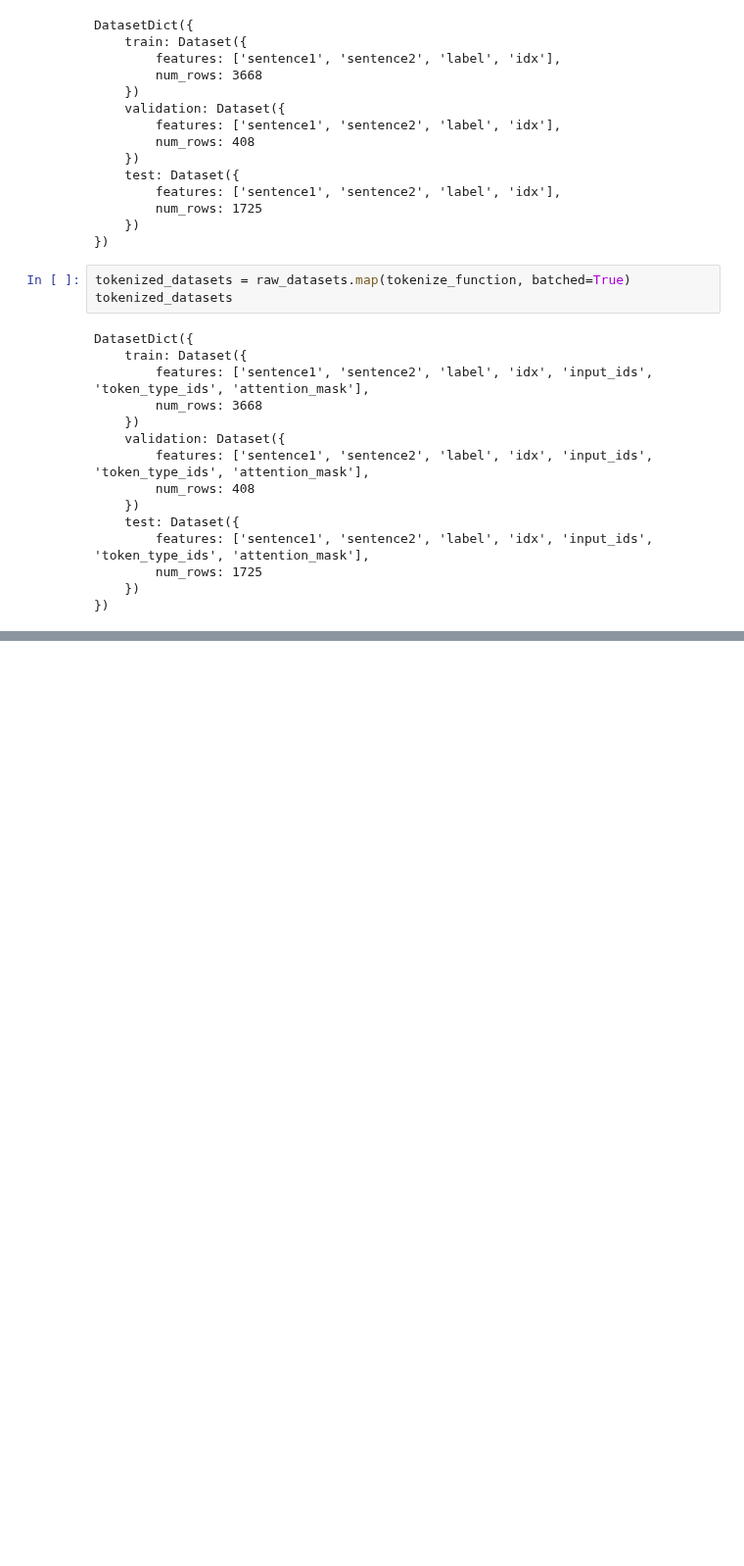
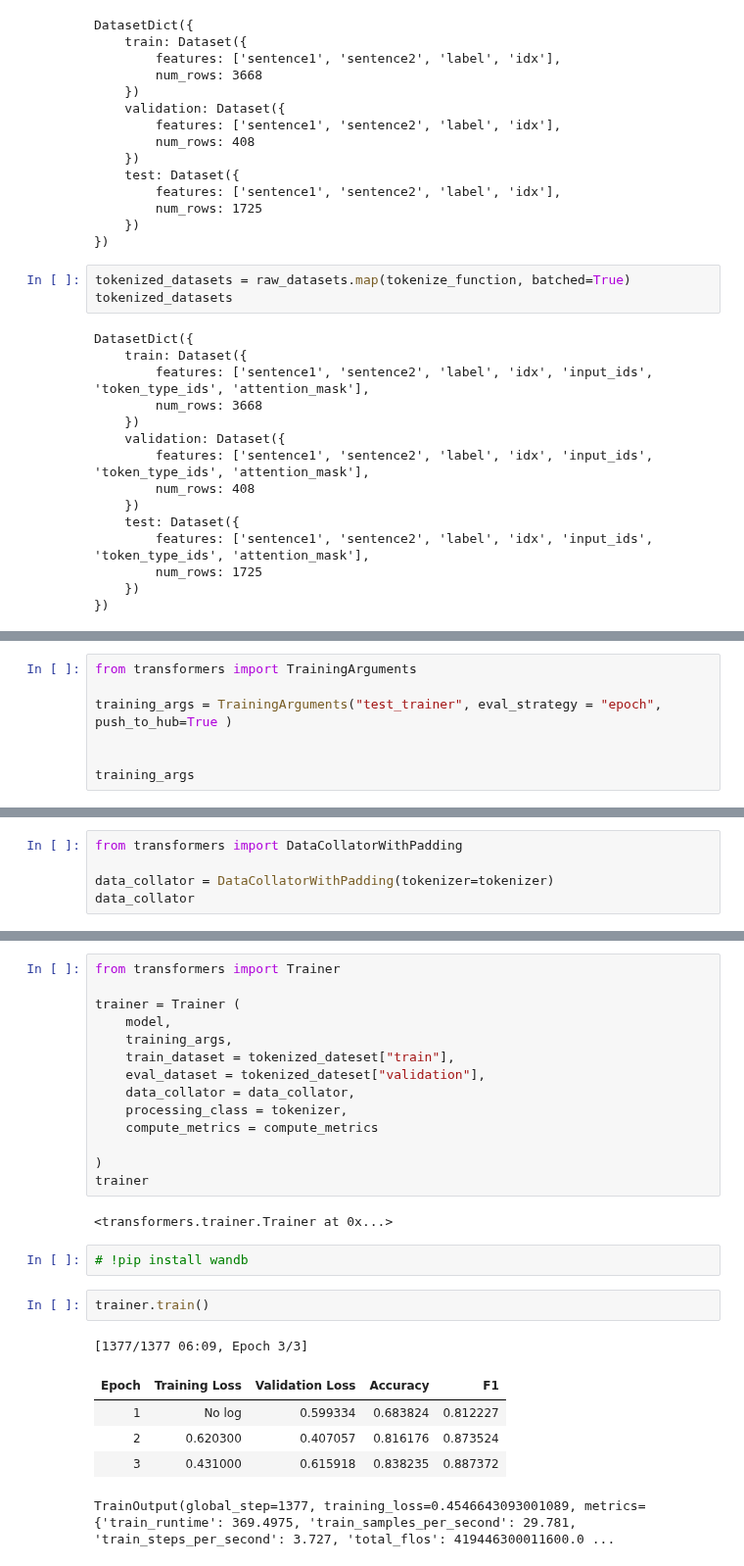
Before and after one commit to bornofdata/artificial_intelligence_exploration, a Jupyter notebook: course/en/chapter1/section3.ipynb, the cells around one changed output, grey strips where cells are left out. Shown at 98% size. Saved outputs shown, nothing was run; the diff lists cells and outputs as text; blank space fills up the shorter version.

```diff
--- a/course/en/chapter1/section3.ipynb
+++ b/course/en/chapter1/section3.ipynb
@@ -369,0 +973,7 @@ DatasetDict({
+# %%
+from transformers import TrainingArguments
+
+training_args = TrainingArguments("test_trainer", eval_strategy = "epoch", push_to_hub=True )
+
+
+training_args
@@ -369,0 +1007,5 @@ DatasetDict({
+# %%
+from transformers import DataCollatorWithPadding
+
+data_collator = DataCollatorWithPadding(tokenizer=tokenizer)
+data_collator
@@ -369,0 +1021,27 @@ DatasetDict({
+# %%
+from transformers import Trainer
+
+trainer = Trainer (
+    model,
+    training_args,
+    train_dataset = tokenized_dateset["train"],
+    eval_dataset = tokenized_dateset["validation"],
+    data_collator = data_collator,
+    processing_class = tokenizer,
+    compute_metrics = compute_metrics
+
+)
+trainer
+# %% [output]
+<transformers.trainer.Trainer at 0x...>
+# %%
+# !pip install wandb
+# %%
+trainer.train()
+# %% [output]
+[1377/1377 06:09, Epoch 3/3]
+| Epoch | Training Loss | Validation Loss | Accuracy | F1 |
+| 1 | No log | 0.599334 | 0.683824 | 0.812227 |
+| 2 | 0.620300 | 0.407057 | 0.816176 | 0.873524 |
+| 3 | 0.431000 | 0.615918 | 0.838235 | 0.887372 |
+TrainOutput(global_step=1377, training_loss=0.4546643093001089, metrics={'train_runtime': 369.4975, 'train_samples_per_second': 29.781, 'train_steps_per_second': 3.727, 'total_flos': 419446300011600.0 ...
```
Also changed, not shown: parts of 85 cells of this notebook.
